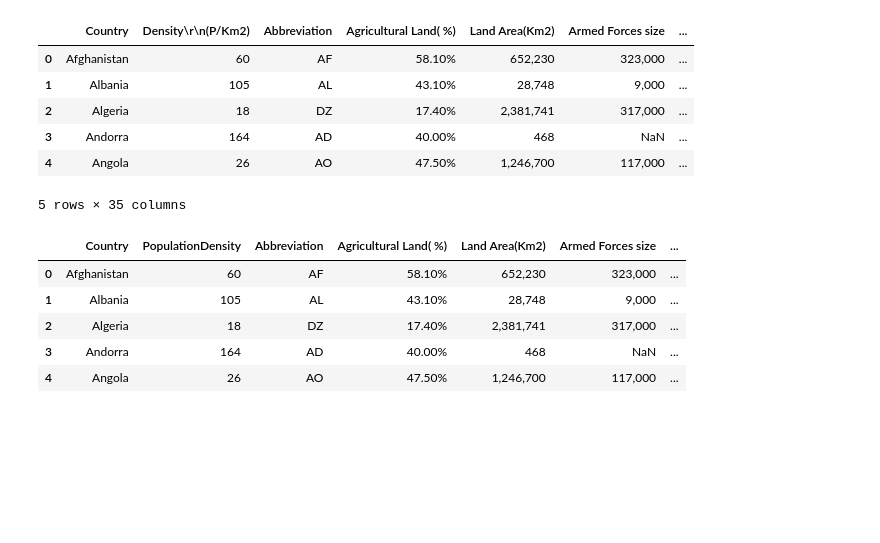
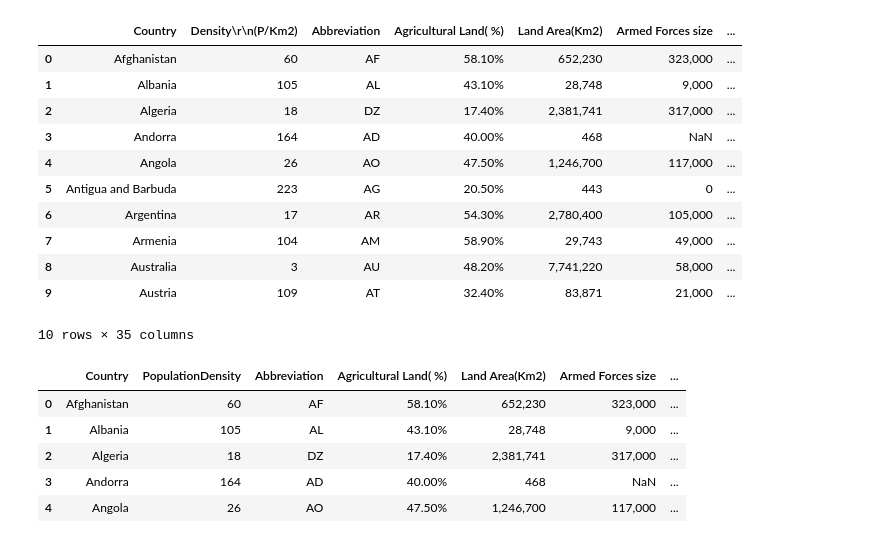
Before and after one commit to henrygit2001/FinalProject512, a Jupyter notebook: Countries.ipynb, the cells around one changed output. Cells and saved outputs as stored; diff of their text form; code cells hidden in the pictures; blank space fills up the shorter version.

```diff
--- a/Countries.ipynb
+++ b/Countries.ipynb
@@ -5,17 +5,22 @@ import numpy as np
 # %%
 data = pd.read_csv('world-data-2023.csv')
 #keep = data.loc[:0, 'Agricultural Land( %)':'Unemployment rate'].columns
 keep = ['Density\r\n(P/Km2)','Population','GDP','Agricultural Land( %)','Forested Area (%)']
 data = data.dropna(axis=0,subset = keep)
-data.head()
+data.head(10)
 # %% [output]
 |  | Country | Density\r\n(P/Km2) | Abbreviation | Agricultural Land( %) | Land Area(Km2) | Armed Forces size | ... |
 | 0 | Afghanistan | 60 | AF | 58.10% | 652,230 | 323,000 | ... |
 | 1 | Albania | 105 | AL | 43.10% | 28,748 | 9,000 | ... |
 | 2 | Algeria | 18 | DZ | 17.40% | 2,381,741 | 317,000 | ... |
 | 3 | Andorra | 164 | AD | 40.00% | 468 | NaN | ... |
 | 4 | Angola | 26 | AO | 47.50% | 1,246,700 | 117,000 | ... |
+| 5 | Antigua and Barbuda | 223 | AG | 20.50% | 443 | 0 | ... |
+| 6 | Argentina | 17 | AR | 54.30% | 2,780,400 | 105,000 | ... |
+| 7 | Armenia | 104 | AM | 58.90% | 29,743 | 49,000 | ... |
+| 8 | Australia | 3 | AU | 48.20% | 7,741,220 | 58,000 | ... |
+| 9 | Austria | 109 | AT | 32.40% | 83,871 | 21,000 | ... |
-5 rows × 35 columns
+10 rows × 35 columns
 # %%
 data.rename(columns={'Density\r\n(P/Km2)': 'PopulationDensity'}, inplace=True)
 data.rename(columns={'Forested Area (%)': 'ForestedArea'}, inplace=True)
```
Also changed, not shown: parts of 2 cells of this notebook.
